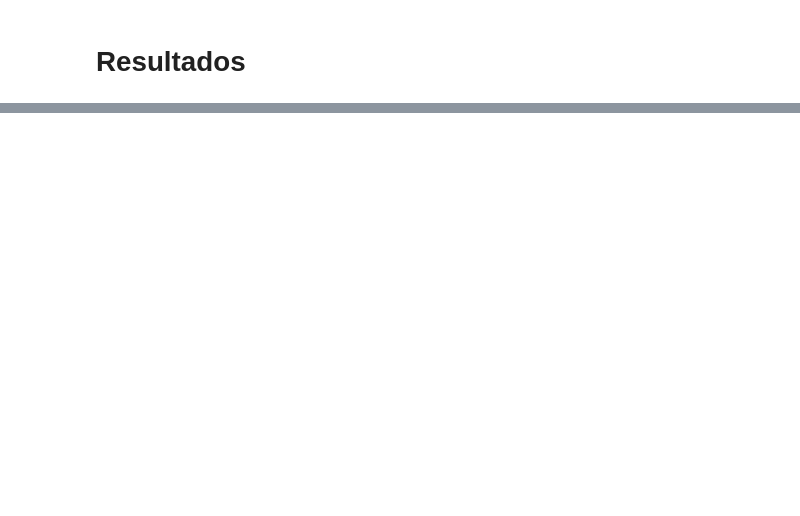
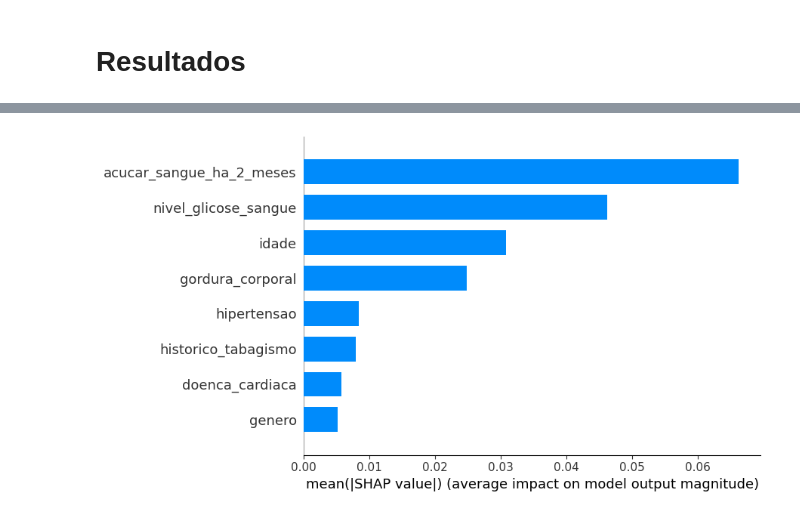
Before and after one commit to netomap/diabetes_prediction, a Jupyter notebook: analise.ipynb, the cells around one changed output, grey strips where cells are left out. Cells and saved outputs as stored; diff of their text form; code cells hidden in the pictures; blank space fills up the shorter version.

```diff
--- a/analise.ipynb
+++ b/analise.ipynb
@@ -295,0 +274,4 @@ elemento=18372
+# %%
+shap.summary_plot(shap_values_train[1], x_train, plot_type="bar", plot_size=(9, 5), feature_names=df.columns[:-1])
+# %% [output]
+[figure, added]
```
Also changed, not shown: parts of 23 cells of this notebook.
